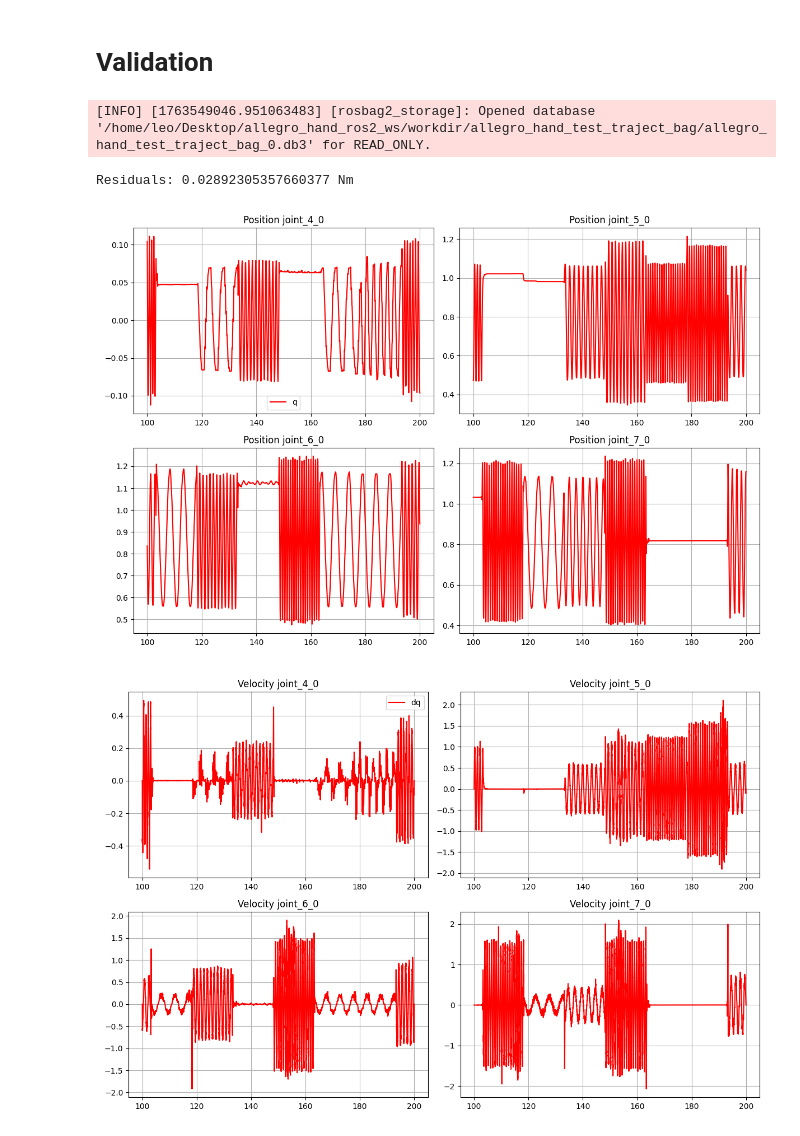
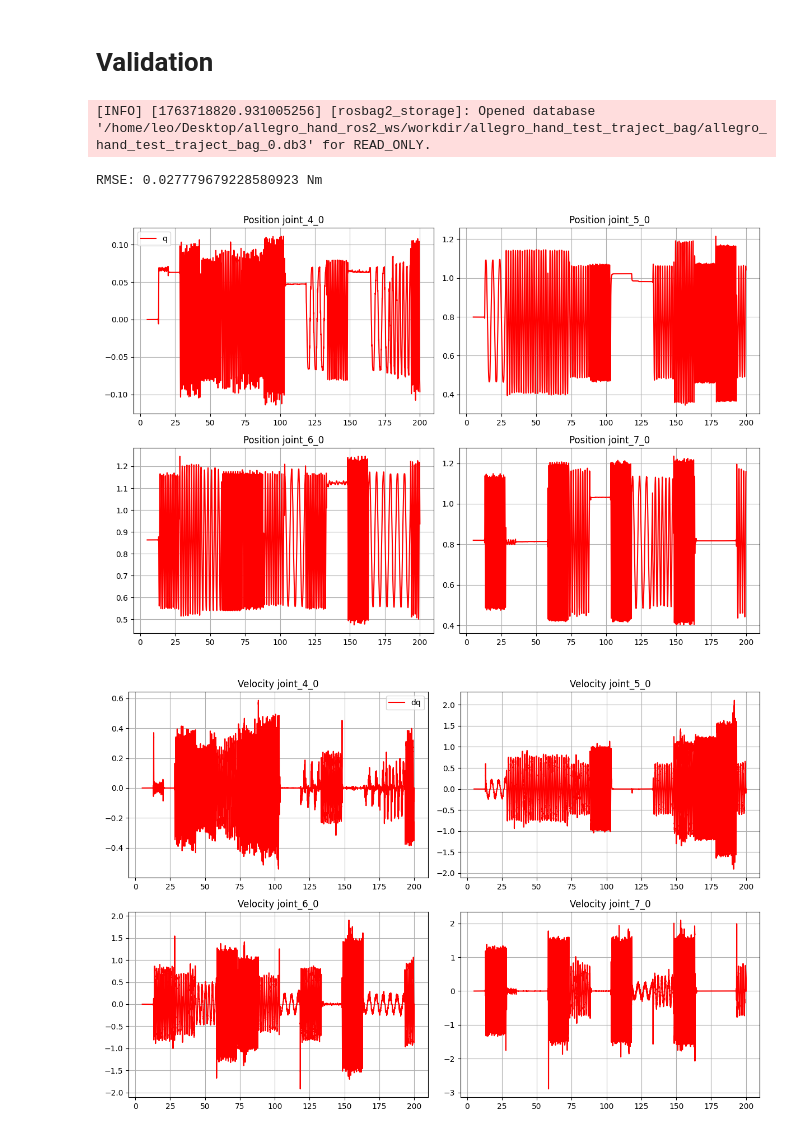
Before and after one commit to LeonardoMarcello/allegro_hand_ros2, a Jupyter notebook: Python/Base Inertial Parameters.ipynb, the cells around one changed output. Saved outputs shown, nothing was run; the diff lists cells and outputs as text; code cells hidden in the pictures.

```diff
--- a/Python/Base Inertial Parameters.ipynb
+++ b/Python/Base Inertial Parameters.ipynb
@@ -734,8 +744,6 @@ else: pi = 100*np.random.rand(40,1) # no rotor
 
 
 print(f"Params: {pi.transpose()}")
-print(f"beta: {np.array2string(beta, precision=3, floatmode='fixed',suppress_small=True)}")
-print(f"beta_pinv: {np.array2string(beta_pinv, precision=3, floatmode='fixed',suppress_small=True)}")
 pi_reduced = beta @ pi
 
 # Sliders
@@ -774,11 +782,11 @@ def update(**kwargs):
 
     with out:
         out.clear_output()
-        #       X       X  X  X  X  X  X             X       X           X              X       X           X             X       X           X            X  X
+        #       X X  X  X  X  X  X  X  X             X       X           X              X       X           X             X       X           X            X  X
         #       m,mx,my,mz,xx,xy,xz,yy,yz,zz         m,mx,my,mz,xx,xy,xz,yy,yz,zz       m,mx,my,mz,xx,xy,xz,yy,yz,zz      m,mx,my,mz,xx,xy,xz,yy,yz,zz     i0,i1,i2,i3
         #Y[:,[  0, 1, 2, 3, 4, 5, 6, 7, 8, 9,       10,11,12,13,14,15,16,17,18,19,     20,21,22,23,24,25,26,27,28,29,    30,31,32,33,34,35,36,37,38,39,    40,41,42,43]]
-        if TEST_WITH_ROTOR: Y_err = Y[:,[  1,2,      9        ,11,12 ,14,15,16 ,18,19,     21,22 ,24,25,26 ,28,29,42      ,31,32 ,34,35,36 ,38,39,43]] - Y_hat       # with rotor
-        else: Y_err = Y[:,[  1,2,      9        ,11,12 ,14,15,16 ,18,19     ,21,22 ,24,25,26 ,28,29      ,31,32 ,34,35,36 ,38,39]] - Y_hat
+        if TEST_WITH_ROTOR: Y_err = Y[:,[        9        ,11,12 ,14,15,16 ,18,19,     21,22 ,24,25,26 ,28,29,42      ,31,32 ,34,35,36 ,38,39,43]] - Y_hat       # with rotor
+        else: Y_err = Y[:,[        9        ,11,12 ,14,15,16 ,18,19     ,21,22 ,24,25,26 ,28,29      ,31,32 ,34,35,36 ,38,39]] - Y_hat
 
         error = (Y@pi - Y_hat @ pi_reduced).transpose()
         if np.max(np.abs(Y_err)) > TOLERANCE:
@@ -1086,14 +1108,10 @@ import pandas as pd
 
 from scipy.signal import butter, filtfilt, savgol_filter
 
-MESH_DIR = './description/urdf/meshes/'
-URDF_PATH = './description/urdf/allegro_hand_description_right_B.urdf'
-XML_PATH = './description/urdf/allegro_hand_description_right_B.xml'
-BAG_PATH = '/home/leo/Desktop/allegro_hand_ros2_ws/workdir/allegro_hand_test_traject_bag'
-NEW_BAG_PATH = '/home/leo/Desktop/allegro_hand_ros2_ws/workdir/allegro_hand_torque_filtered_bag'
-CSV_PATH = '/home/leo/Desktop/allegro_hand_ros2_ws/workdir/allegro_log.csv'
+BAG_PATH = '/home/leo/Desktop/allegro_hand_ros2_ws/workdir/allegro_hand_test_traject_manual_bag'
+#BAG_PATH = '/home/leo/Desktop/allegro_hand_ros2_ws/workdir/allegro_hand_test_traject_bag'
+#BAG_PATH = '/home/leo/Desktop/allegro_hand_ros2_ws/workdir/allegro_hand_sim_bag'
 JOINT_NAMES = ['joint_4_0', 'joint_5_0', 'joint_6_0', 'joint_7_0']
-SAVE_FILENAME = '/home/leo/Desktop/ahand_dynamic_friction.txt'
 
 MASSES_URDF = [0.0176, 0.086, 0.0367, 0.0057] # [Kg]
 INERTIAS_URDF = [[1.32064e-05, 1.22498e-05, 2.64678e-06],
@@ -1713,0 +1760,2 @@ Shape TTau (Mnx1):  (483692, 1)
+# %%
+BAG_PATH = '/home/leo/Desktop/allegro_hand_ros2_ws/workdir/allegro_hand_test_traject_manual_bag'
@@ -1786,11 +2150,10 @@ Creating sparse beta and pi_hat C++ header file...
 ./ahand_finger_beta.h created successfully.
 # %% [markdown]
 # Validation
+# %%
+INTERVAL = [5, 200]
 # %%
 # =========================================================================================================================== Process data
-INTERVAL = [100, 200]
-
-
 df = read_bag(BAG_PATH, topic_name='/allegroHand_0/joint_states', store=False)
 
 
@@ -1990,8 +2353,9 @@ qdd_log = qdd_filt
 tau_filt = filtfilt(b, a, tau_log, axis=0)
 tau_log = tau_filt
 # %% [output]
-[INFO] [1763549046.951063483] [rosbag2_storage]: Opened database '/home/leo/Desktop/allegro_hand_ros2_ws/workdir/allegro_hand_test_traject_bag/allegro_hand_test_traject_bag_0.db3' for READ_ONLY.
+[INFO] [1763718820.931005256] [rosbag2_storage]: Opened database '/home/leo/Desktop/allegro_hand_ros2_ws/workdir/allegro_hand_test_traject_bag/allegro_hand_test_traject_bag_0.db3' for READ_ONLY.
 # %%
+# =========================================================================================================================== Plot
 delta_tau = []
 for i in range(len(t_log)):
     #q =q_log[i,:]
@@ -2001,11 +2365,15 @@ for i in range(len(t_log)):
     dq = qd_filt[i,:]
     ddq = qdd_filt[i,:]
 
-    thunder_ahand.set_q(q)
-    thunder_ahand.set_dq(dq)
-    thunder_ahand.set_dqr(dq)
-    thunder_ahand.set_ddqr(ddq)
-    Y = thunder_ahand.get_Yr()
+
+    ahand_finger.set_q(q)
+    ahand_finger.set_dq(dq)
+    ahand_finger.set_dqr(dq)
+    ahand_finger.set_ddqr(ddq)
+
+    Y = ahand_finger.get_Yr()
+    Y_Ir = np.diag(ddq)
+    Y = np.hstack([Y,Y_Ir])
     Y_hat = Y @ np.linalg.pinv(beta)
     # add friction damping and static
     Y_d = np.diag(dq.flatten())
@@ -2046,33 +2414,33 @@ for i in range(4):
 plt.tight_layout()
 plt.show()
 plt.figure(figsize=(12,8))
 for i in range(4):
     plt.subplot(2,2,i+1)
     plt.plot(t_log, qdd_filt[:,i], 'r', label='ddq')
     plt.title(f'Acceleration {JOINT_NAMES[i]}')
     plt.grid(True)
     if i==0:
         plt.legend()
 plt.tight_layout()
 plt.show()
 
 
 # --- 1. Plot tau ---
 plt.figure(figsize=(12,8))
 for i in range(4):
     plt.subplot(2,2,i+1)
     #plt.plot(t_log, tau_ori[:,i], label = 'tau')
     plt.plot(t_log, tau_log[:,i], 'r', label = 'tau_filtered')
     plt.plot(t_log, tau_log[:,i] - delta_tau[:,i], linestyle='dotted', label = 'hat_tau')
     plt.xlabel('Time [s]')
     plt.ylabel('Torque [Nm]')
     plt.title(f'Torque {JOINT_NAMES[i]}')
     plt.grid(True)
     if i==0:
         plt.legend()
 plt.tight_layout()
 plt.show(block=False)
 # %% [output]
-Residuals: 0.02892305357660377 Nm
+RMSE: 0.027779679228580923 Nm
-[figure, old version]
+[figure, new version]
-[figure, old version]
+[figure, new version]
```
Also changed, not shown: parts of 14 cells of this notebook, 8 other files.
